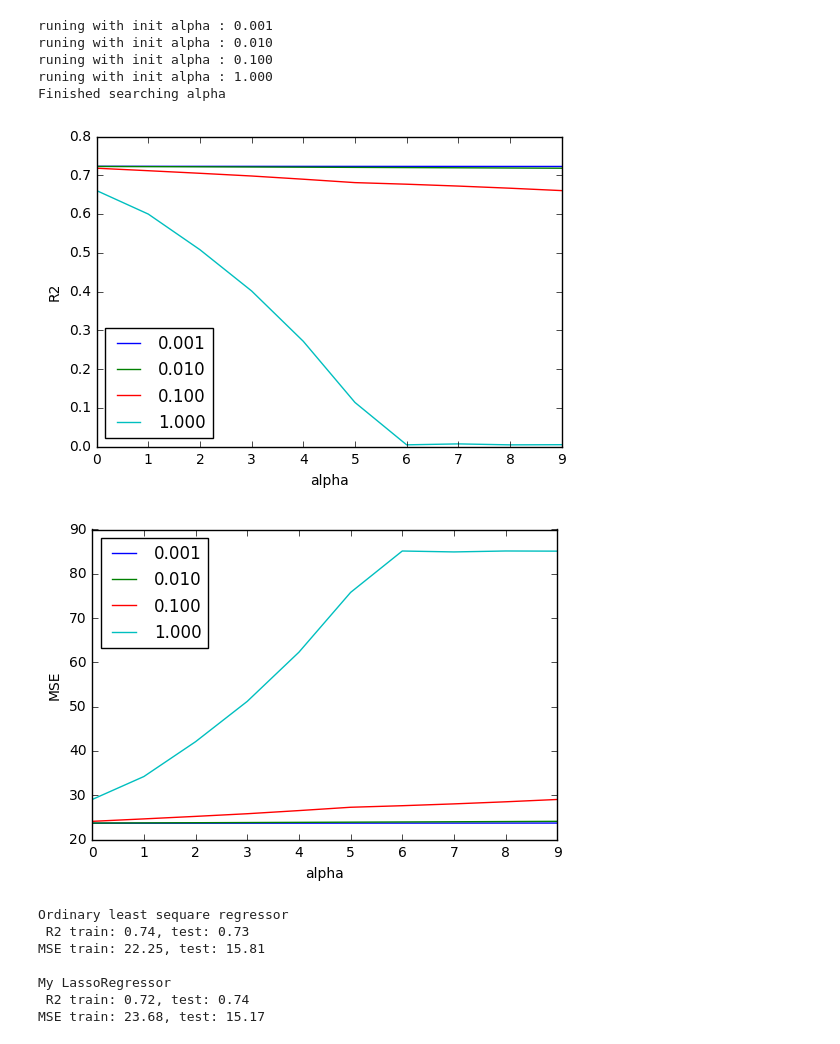
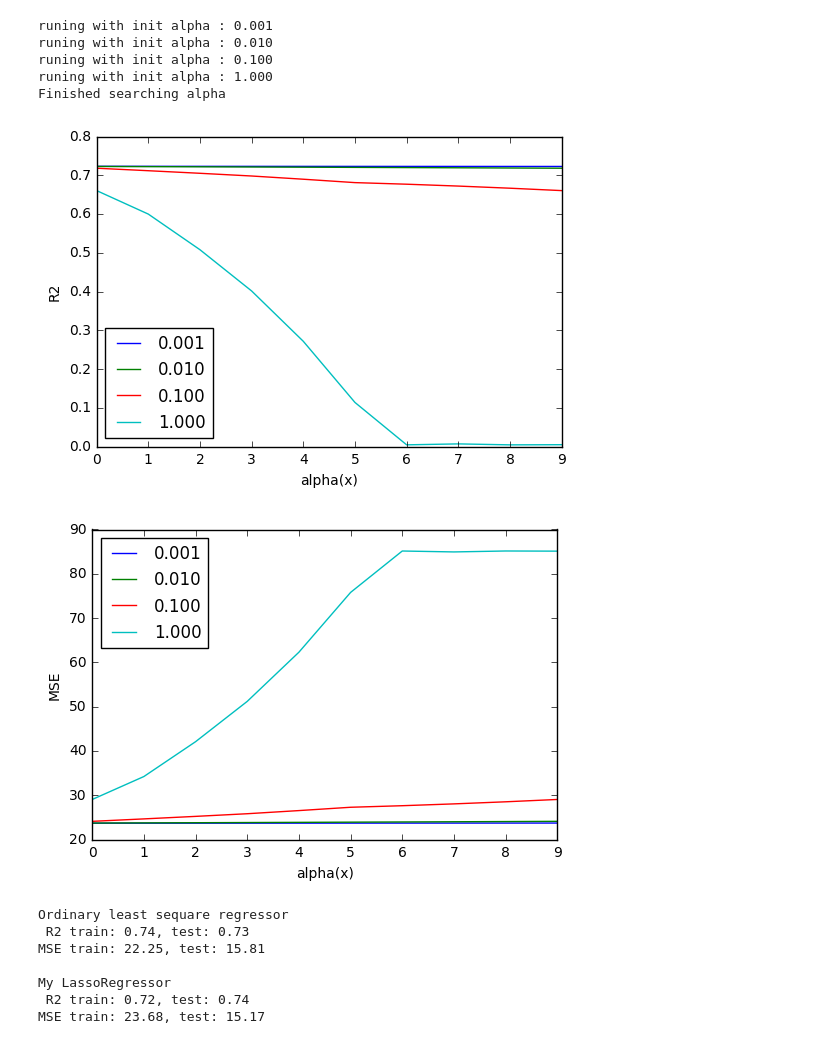
Before and after one commit to LemonATsu/iPynb-Lasso-Regressor, a Jupyter notebook: Lab05_102062207.ipynb, the cells around one changed output. Saved outputs shown, nothing was run; the diff lists cells and outputs as text; code cells hidden in the pictures.

```diff
--- a/Lab05_102062207.ipynb
+++ b/Lab05_102062207.ipynb
@@ -247,17 +251,17 @@ Finished searching alpha
 # %%
 a = 0.001
 for l in r2_lists:
     a_alpha = "%.3f" % a
     plt.plot(range(0,10), l, label=a_alpha)
     a *= 10
 
 plt.ylabel('R2')
-plt.xlabel('alpha')
+plt.xlabel('alpha(x)')
 plt.legend(loc='best')
 plt.savefig('./output/fig-alpha-plot-r2', dpi=300)
 plt.show()
 # %% [output]
-[figure, old version]
+[figure, new version]
 # %%
 a = 0.001
 for l in mse_lists:
@@ -266,12 +270,12 @@ for l in mse_lists:
     a *= 10
 
 plt.ylabel('MSE')
-plt.xlabel('alpha')
+plt.xlabel('alpha(x)')
 plt.legend(loc='best')
 plt.savefig('./output/fig-alpha-plot-mse', dpi=300)
 plt.show()
 # %% [output]
-[figure, old version]
+[figure, new version]
 # %%
 from sklearn.linear_model import LinearRegression
 
```
Also changed, not shown: parts of 9 cells of this notebook.
